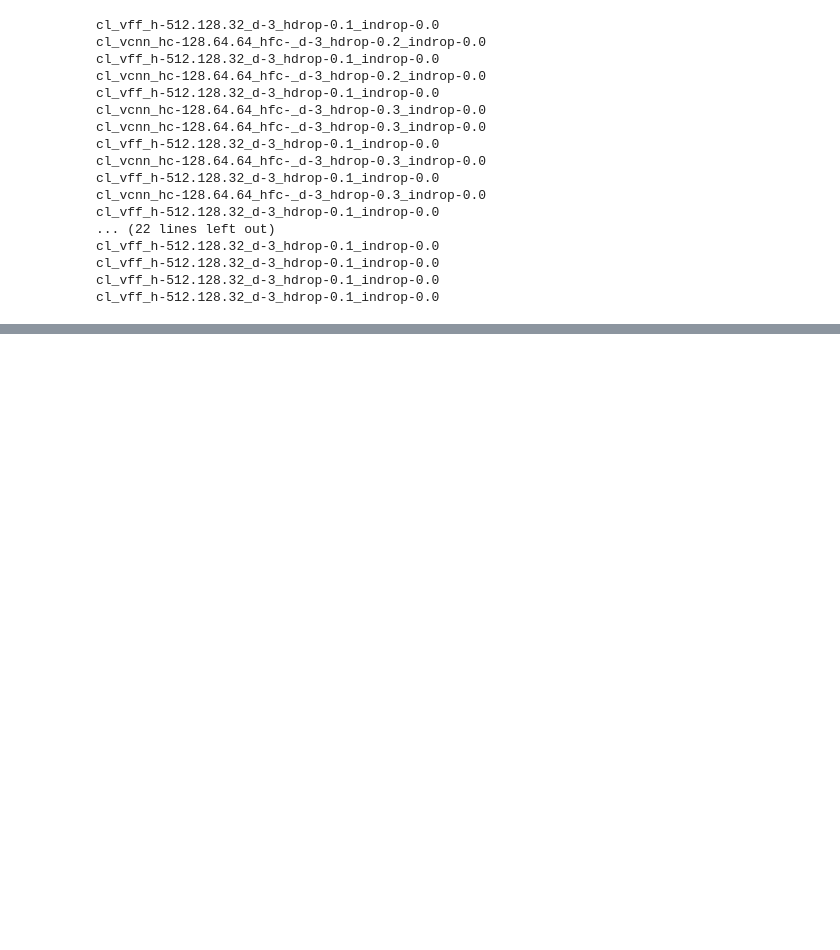
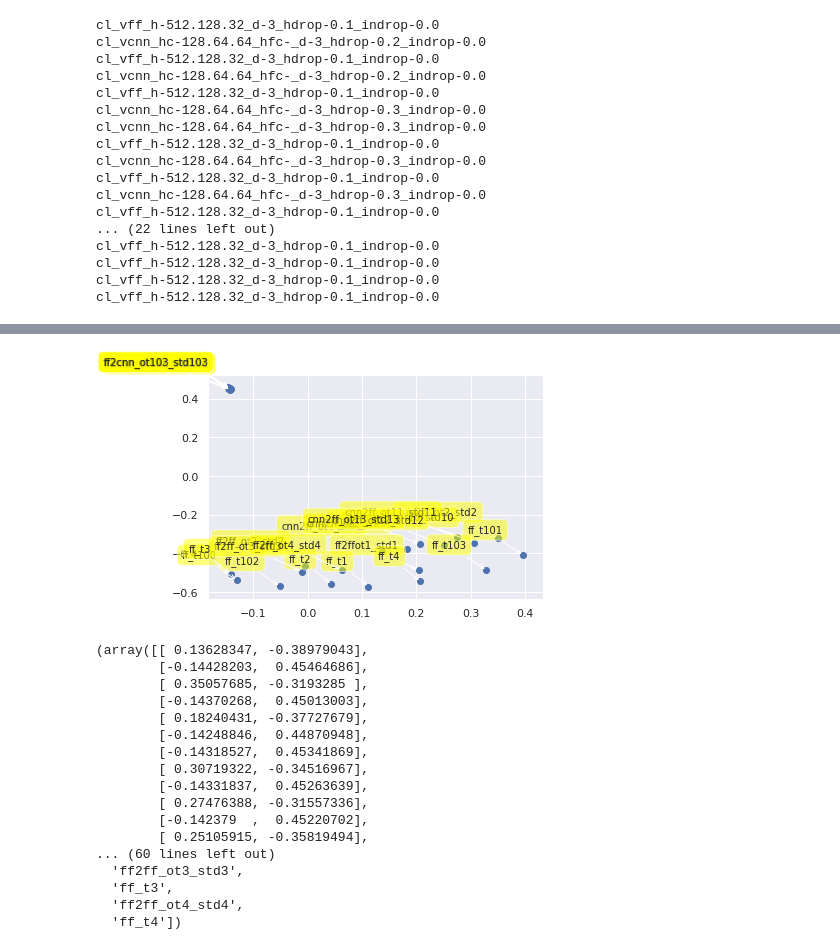
Before and after one commit to samiraabnar/Reflect, a Jupyter notebook: notebooks/mnist_repsim.ipynb, the cells around one changed output, grey strips where cells are left out. Saved outputs shown, nothing was run; the diff lists cells and outputs as text; code cells hidden in the pictures; blank space fills up the shorter version.

```diff
--- a/notebooks/mnist_repsim.ipynb
+++ b/notebooks/mnist_repsim.ipynb
@@ -888,3 +965,25 @@ project2d(reploss_dic, dist_lists)
+# %%
+reploss_dic, dist_lists = get_reploss_dic(models, labels, cmnist_scale_test, repindex=0)
+project2d(reploss_dic, dist_lists)
+# %% [output]
+[figure, added]
+(array([[ 0.13628347, -0.38979043],
+        [-0.14428203,  0.45464686],
+        [ 0.35057685, -0.3193285 ],
+        [-0.14370268,  0.45013003],
+        [ 0.18240431, -0.37727679],
+        [-0.14248846,  0.44870948],
+        [-0.14318527,  0.45341869],
+        [ 0.30719322, -0.34516967],
+        [-0.14331837,  0.45263639],
+        [ 0.27476388, -0.31557336],
+        [-0.142379  ,  0.45220702],
+        [ 0.25105915, -0.35819494],
+... (60 lines left out)
+  'ff2ff_ot3_std3',
+  'ff_t3',
+  'ff2ff_ot4_std4',
+  'ff_t4'])
 # %%
 for model,label in zip(models,labels):
     print(label)
```
Also changed, not shown: parts of 31 cells of this notebook, 2 other files.
